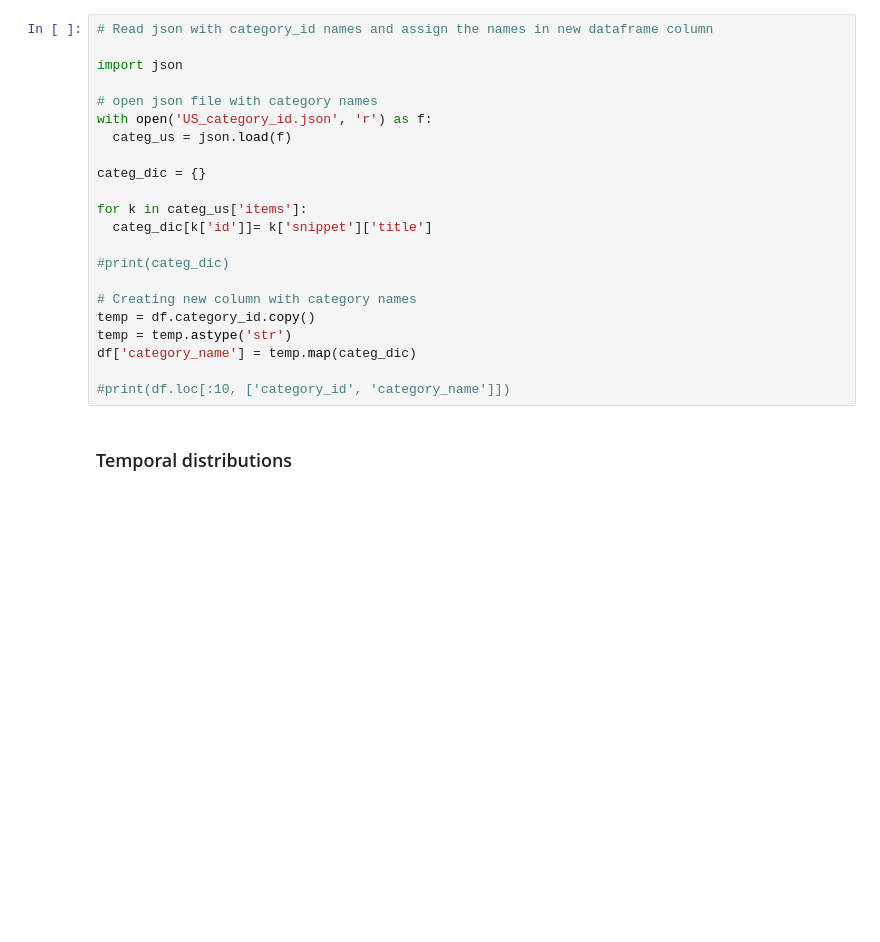
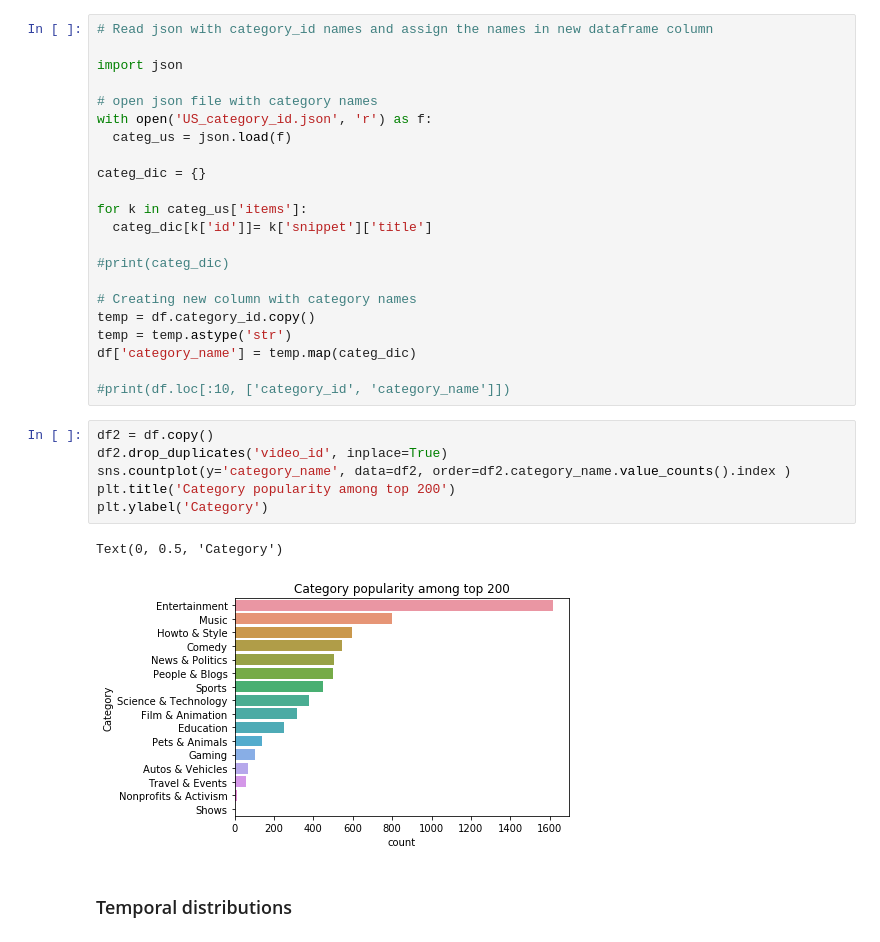
Before and after one commit to criswada/Lovelace, a Jupyter notebook: notebooks/Analise_exploratoria.ipynb, the cells around one changed output. Saved outputs shown, nothing was run; the diff lists cells and outputs as text; blank space fills up the shorter version.

```diff
--- a/notebooks/Analise_exploratoria.ipynb
+++ b/notebooks/Analise_exploratoria.ipynb
@@ -105,6 +105,15 @@ temp = temp.astype('str')
 df['category_name'] = temp.map(categ_dic)
 
 #print(df.loc[:10, ['category_id', 'category_name']])
+# %%
+df2 = df.copy()
+df2.drop_duplicates('video_id', inplace=True)
+sns.countplot(y='category_name', data=df2, order=df2.category_name.value_counts().index )
+plt.title('Category popularity among top 200')
+plt.ylabel('Category')
+# %% [output]
+Text(0, 0.5, 'Category')
+[figure, added]
 # %% [markdown]
 ### Temporal distributions
 # %%
```
Also changed, not shown: parts of 14 cells of this notebook.
